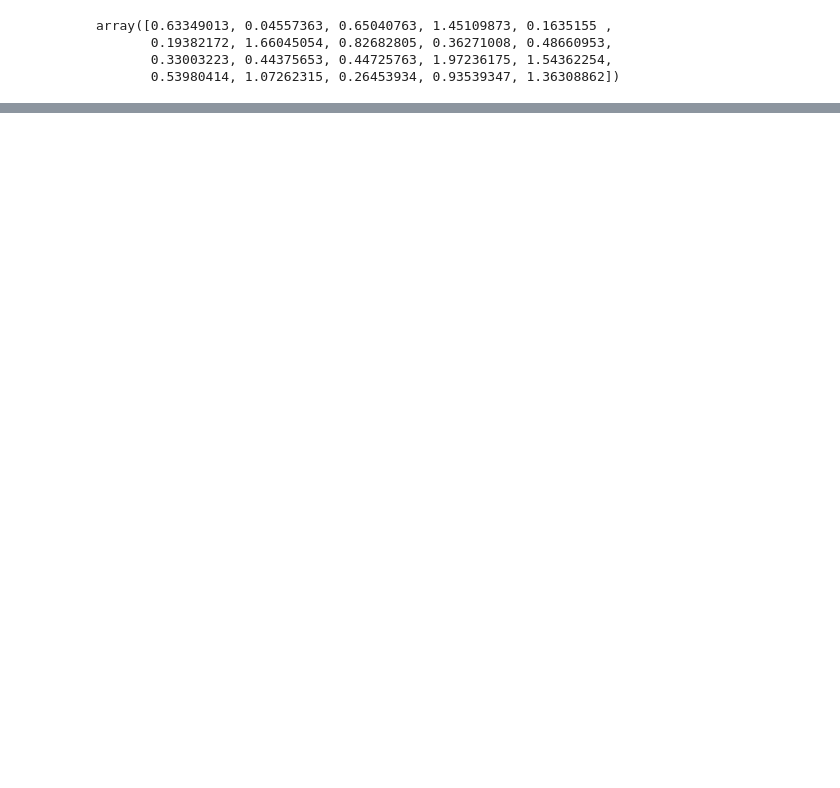
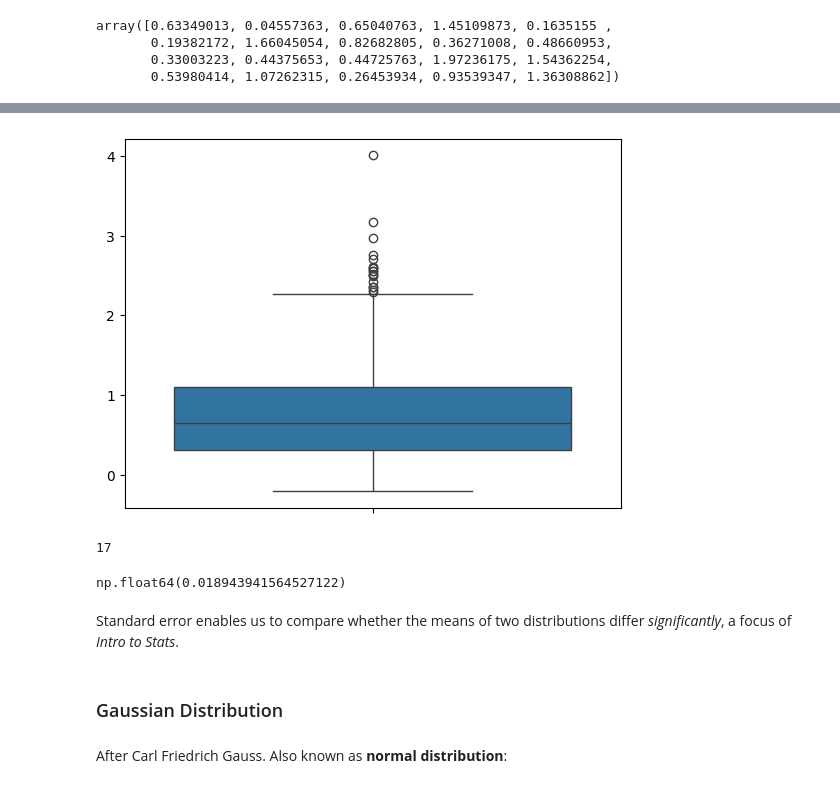
Before and after one commit to fxrxhmohamed/DEPI_Projects, a Jupyter notebook: DataAnalysis/statistics.ipynb, the cells around one changed output, grey strips where cells are left out. Drawn from its saved outputs; the diff is of its cells as text; code cells hidden in the pictures; blank space fills up the shorter version.

```diff
--- a/DataAnalysis/statistics.ipynb
+++ b/DataAnalysis/statistics.ipynb
@@ -31,0 +154,19 @@ _ = plt.hist(x, color= 'lightgray', bins=50)
+# %%
+sns.boxplot(x)
+plt.show()
+# %% [output]
+[figure, added]
+# %%
+x[x>2.3].size
+# %% [output]
+17
+# %%
+st.sem(x, ddof=1)
+# %% [output]
+np.float64(0.018943941564527122)
+# %% [markdown]
+Standard error enables us to compare whether the means of two distributions differ *significantly*, a focus of *Intro to Stats*.
+# %% [markdown]
+### Gaussian Distribution
+# %% [markdown]
+After Carl Friedrich Gauss. Also known as **normal distribution**:
```
Also changed, not shown: parts of 479 cells of this notebook.
